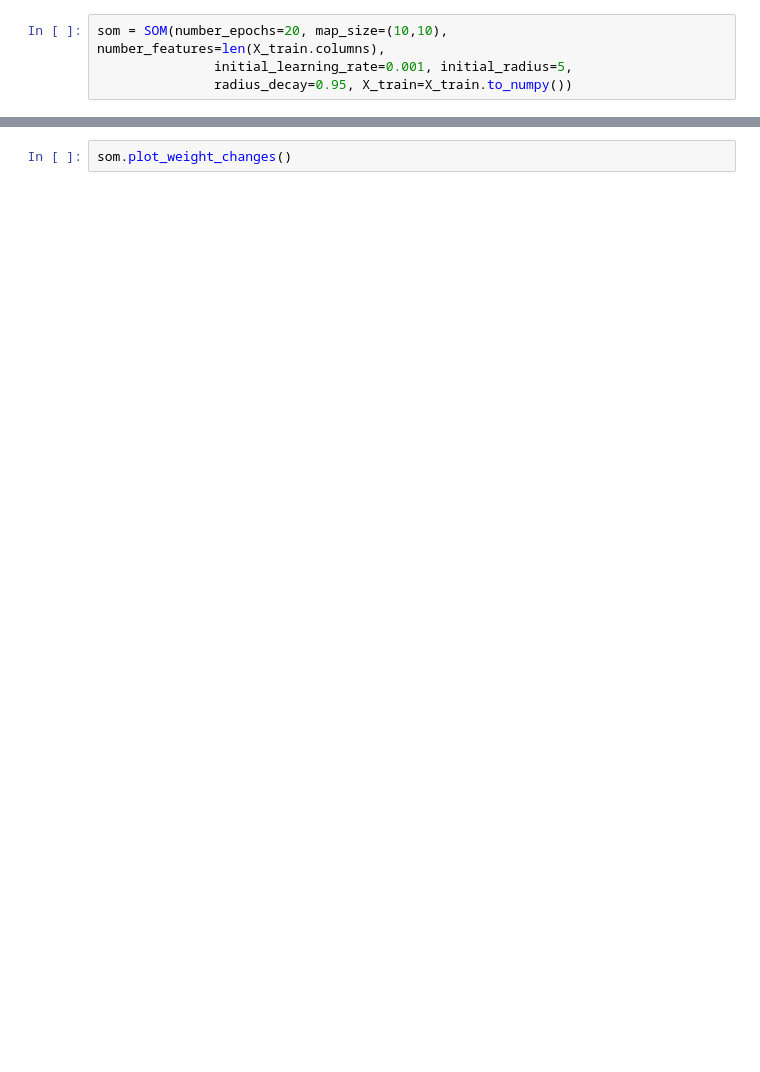
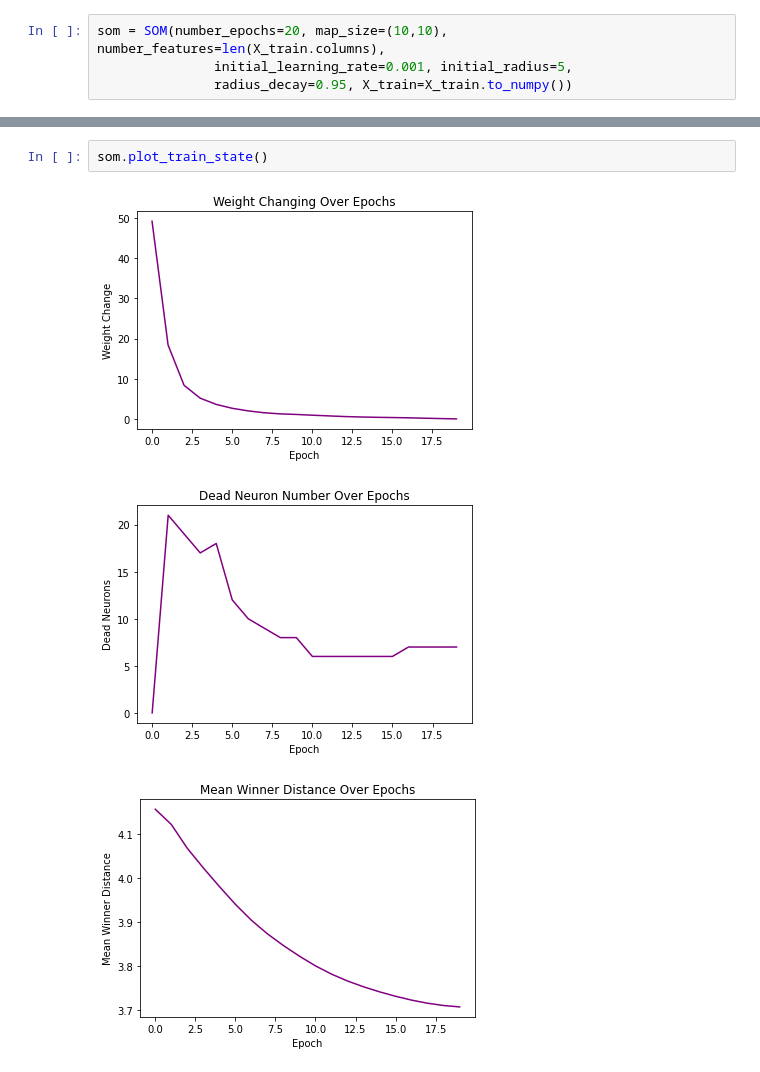
Before and after one commit to AUT-Student/NN-HW3, a Jupyter notebook: NN_HW3.ipynb, the cells around one changed output, grey strips where cells are left out. Drawn from its saved outputs; the diff is of its cells as text; blank space fills up the shorter version.

```diff
--- a/NN_HW3.ipynb
+++ b/NN_HW3.ipynb
@@ -374,2 +450,6 @@ som.visualize(X_train.to_numpy(), y_train.to_numpy())
 # %%
-som.plot_weight_changes()
+som.plot_train_state()
+# %% [output]
+[figure, added]
+[figure, added]
+[figure, added]
```
Also changed, not shown: parts of 4 cells of this notebook.
